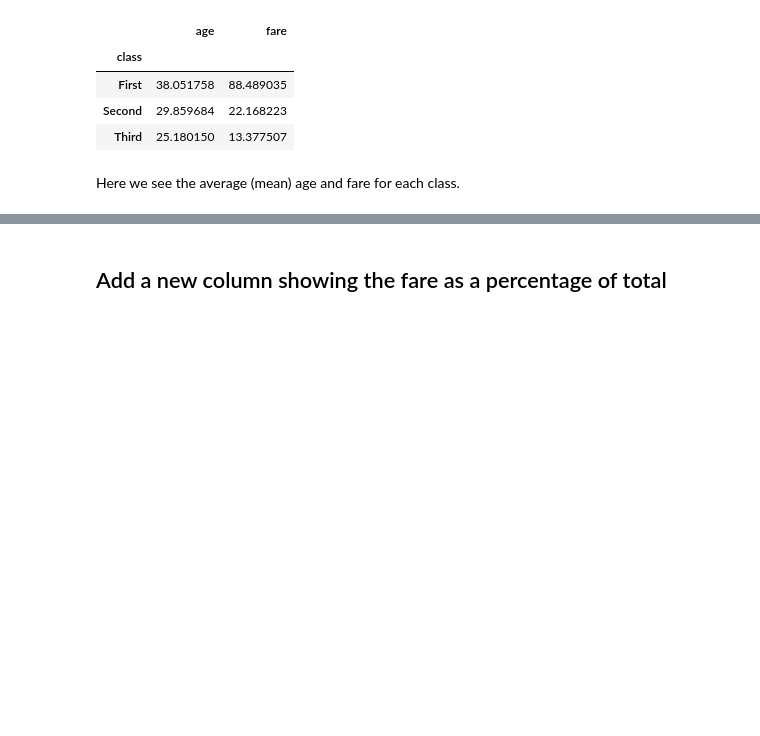
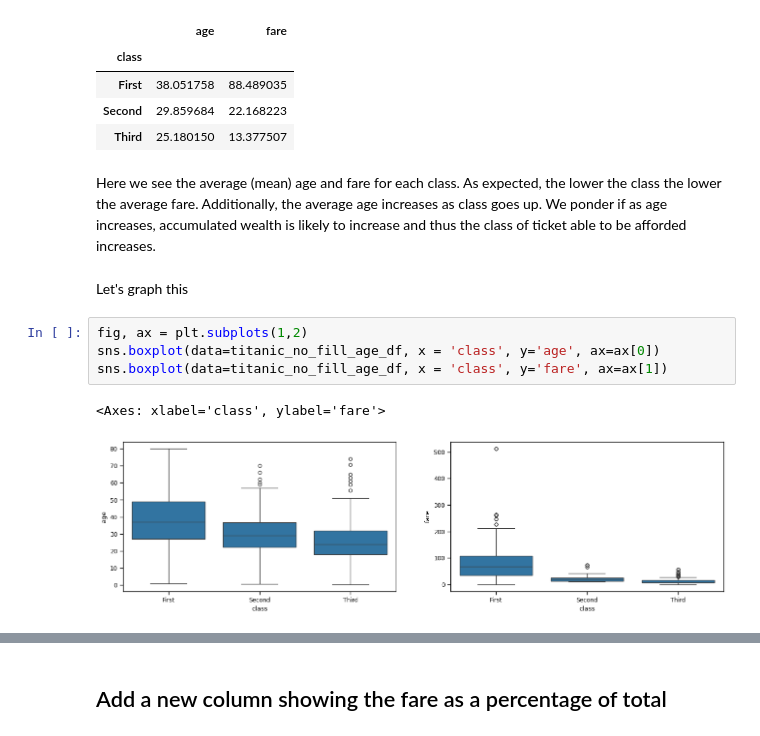
Before and after one commit to DafyddL/Data_402_Python, a Jupyter notebook: numpy_and_pandas/playing_with_pandas.ipynb, the cells around one changed output, grey strips where cells are left out. Drawn from its saved outputs; the diff is of its cells as text; blank space fills up the shorter version.

```diff
--- a/numpy_and_pandas/playing_with_pandas.ipynb
+++ b/numpy_and_pandas/playing_with_pandas.ipynb
@@ -168,3 +179,13 @@ titanic_no_fill_age_df[['class','age','fare']].groupby(['class'],observed=True).
 | Third | 25.180150 | 13.377507 |
 # %% [markdown]
 Here we see the average (mean) age and fare for each class.
+As expected, the lower the class the lower the average fare. Additionally, the average age increases as class goes up. We ponder if as age increases, accumulated wealth is likely to increase and thus the class of ticket able to be afforded increases.
+# %% [markdown]
+Let's graph this
+# %%
+fig, ax = plt.subplots(1,2)
+sns.boxplot(data=titanic_no_fill_age_df, x = 'class', y='age', ax=ax[0])
+sns.boxplot(data=titanic_no_fill_age_df, x = 'class', y='fare', ax=ax[1])
+# %% [output]
+<Axes: xlabel='class', ylabel='fare'>
+[figure, added]
```
Also changed, not shown: parts of 29 cells of this notebook.
